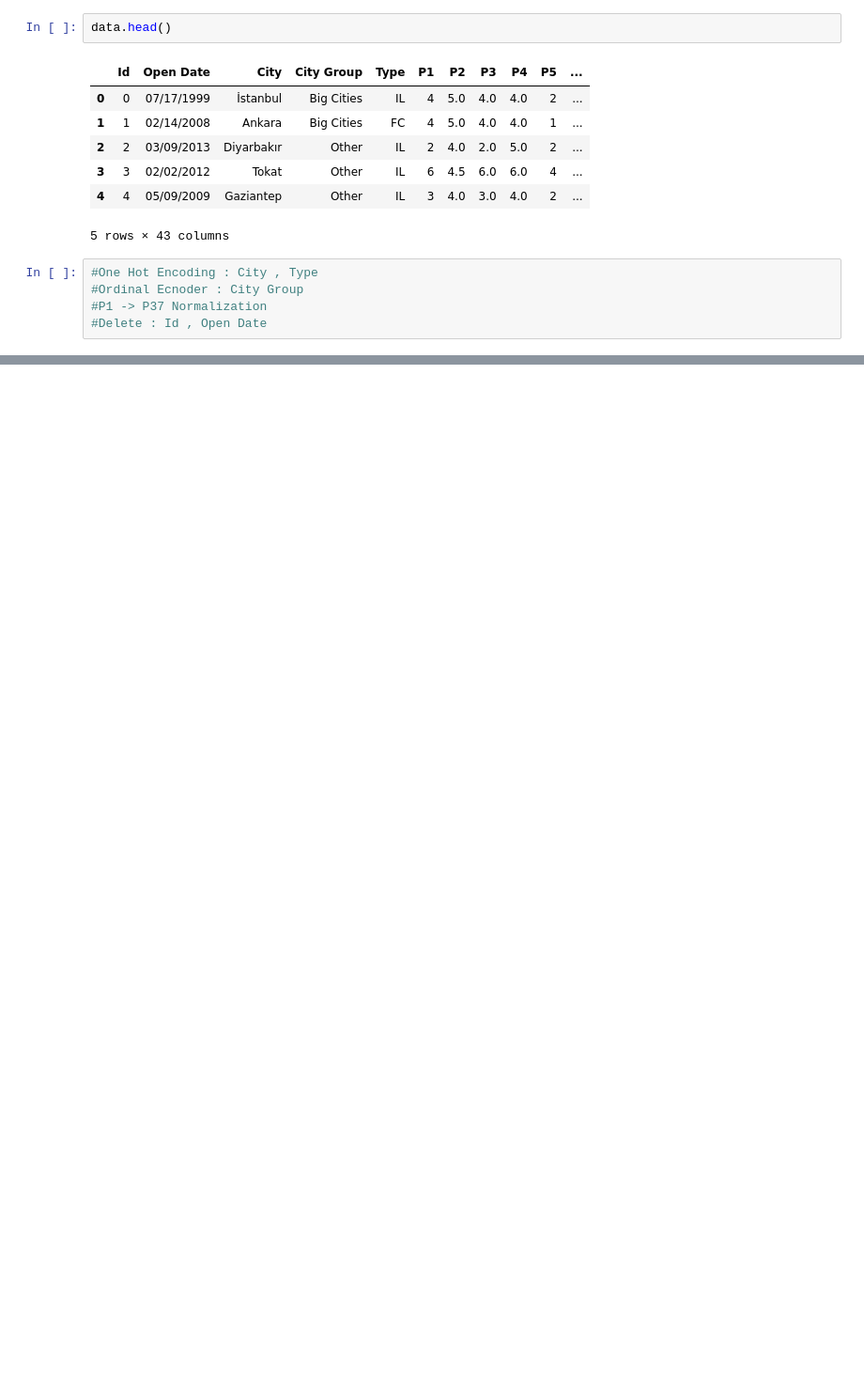
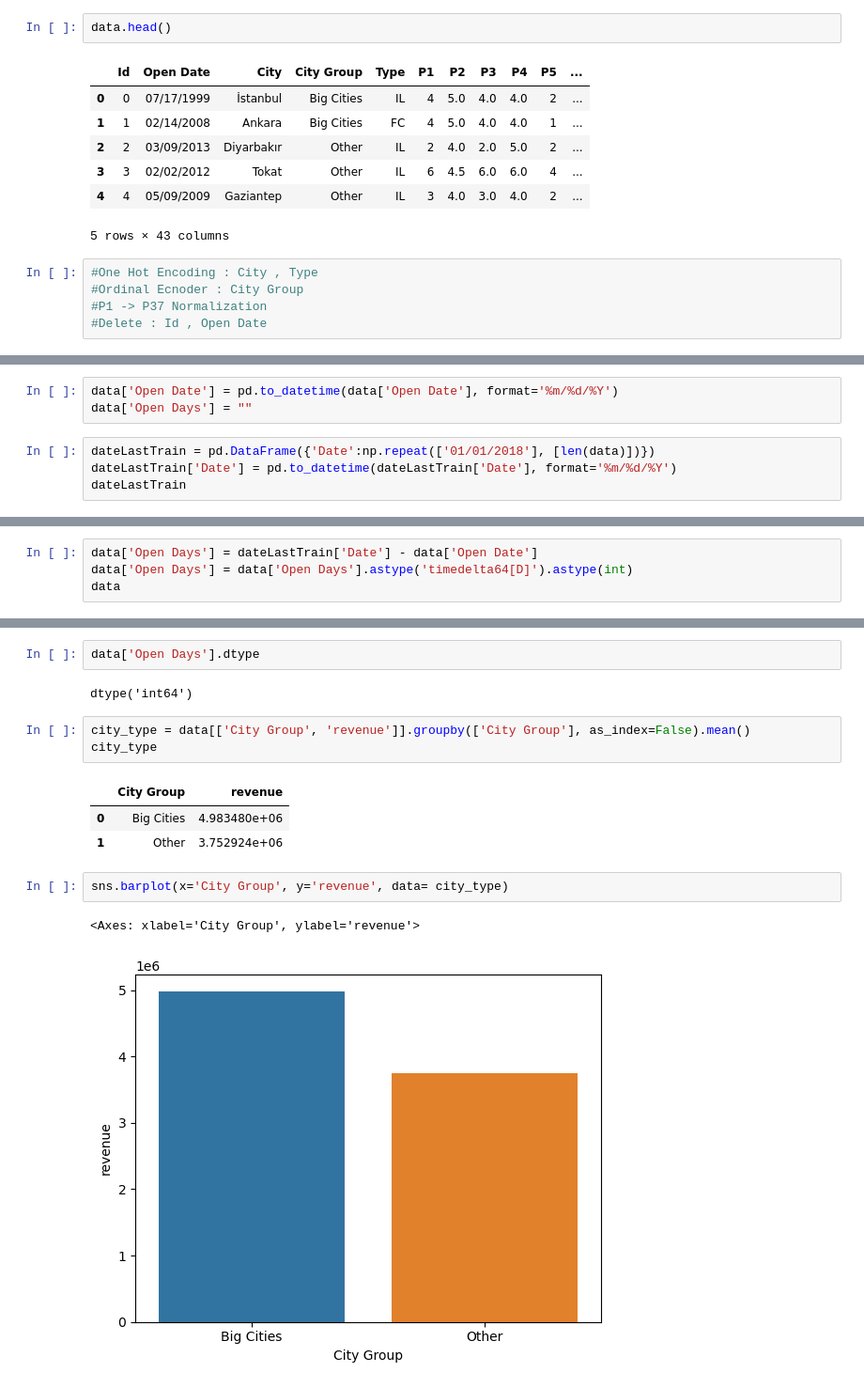
Before and after one commit to Nacim-B/Restaurant_Revenue_Prediction, a Jupyter notebook: Restaurant_Revenue_Prediction.ipynb, the cells around one changed output, grey strips where cells are left out. Shown at 94% size. Drawn from its saved outputs; the diff is of its cells as text; blank space fills up the shorter version.

Commit message:
exploring data

```diff
--- a/Restaurant_Revenue_Prediction.ipynb
+++ b/Restaurant_Revenue_Prediction.ipynb
@@ -37,0 +45,7 @@ preprocessing = make_pipeline(column_trans, normalizer)
+# %%
+data['Open Date'] = pd.to_datetime(data['Open Date'], format='%m/%d/%Y')
+data['Open Days'] = ""
+# %%
+dateLastTrain = pd.DataFrame({'Date':np.repeat(['01/01/2018'], [len(data)])})
+dateLastTrain['Date'] = pd.to_datetime(dateLastTrain['Date'], format='%m/%d/%Y')
+dateLastTrain
@@ -37,0 +66,4 @@ preprocessing = make_pipeline(column_trans, normalizer)
+# %%
+data['Open Days'] = dateLastTrain['Date'] - data['Open Date']
+data['Open Days'] = data['Open Days'].astype('timedelta64[D]').astype(int)
+data
@@ -37,0 +84,16 @@ preprocessing = make_pipeline(column_trans, normalizer)
+# %%
+data['Open Days'].dtype
+# %% [output]
+dtype('int64')
+# %%
+city_type = data[['City Group', 'revenue']].groupby(['City Group'], as_index=False).mean()
+city_type
+# %% [output]
+|  | City Group | revenue |
+| 0 | Big Cities | 4.983480e+06 |
+| 1 | Other | 3.752924e+06 |
+# %%
+sns.barplot(x='City Group', y='revenue', data= city_type)
+# %% [output]
+<Axes: xlabel='City Group', ylabel='revenue'>
+[figure, added]
```
Also changed, not shown: parts of 14 cells of this notebook.
